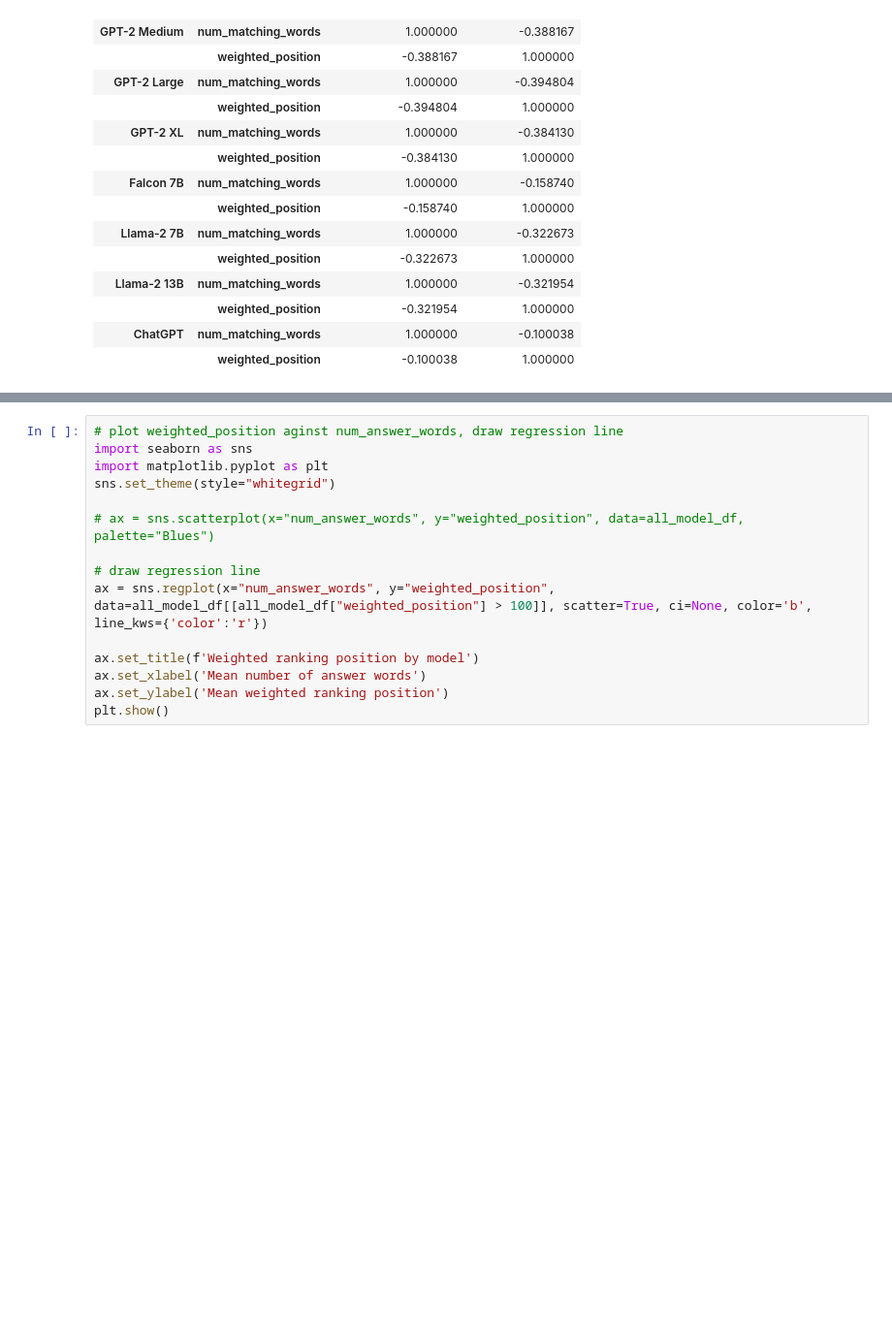
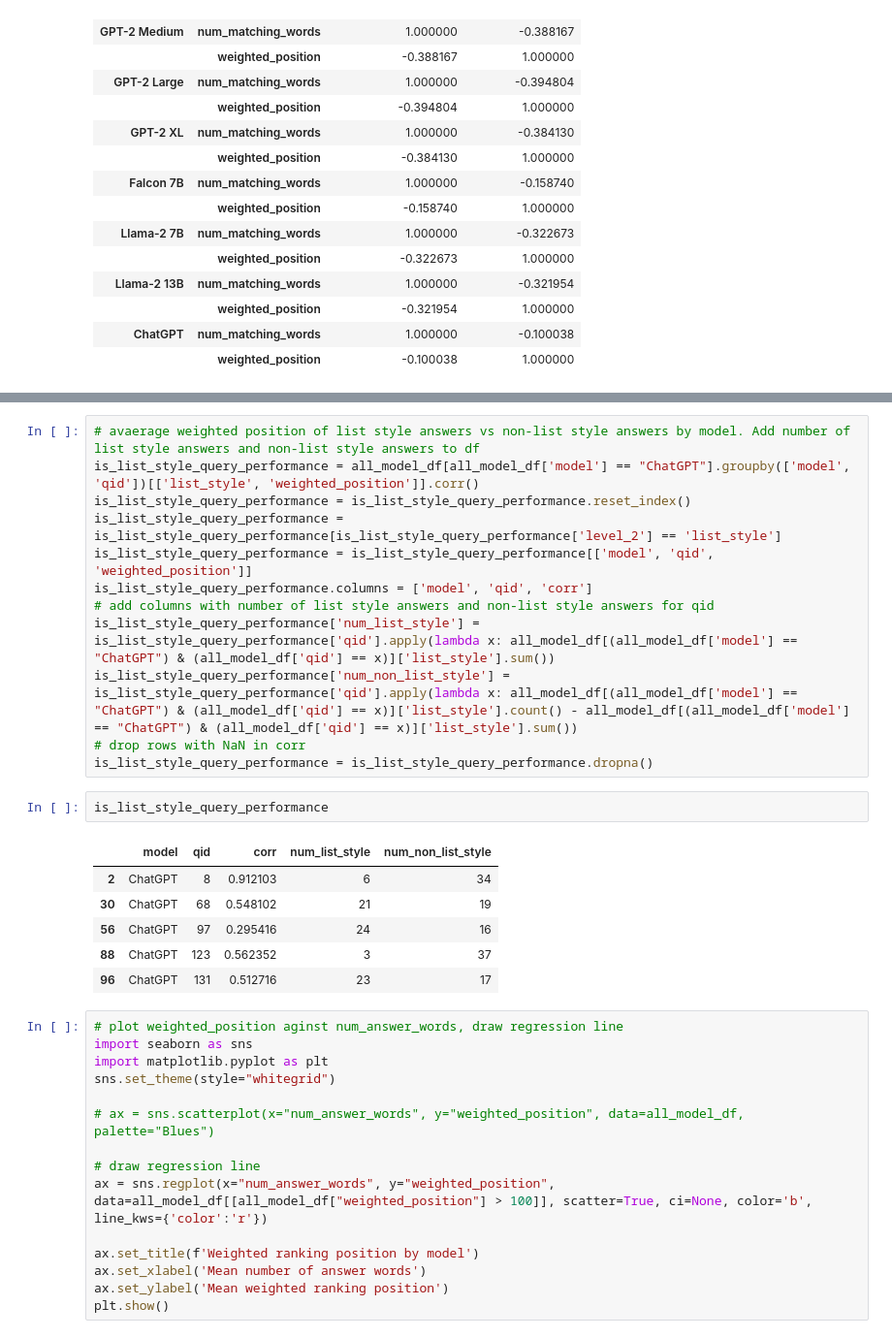
Before and after one commit to JoProbst/ThesisCode, a Jupyter notebook: visualizations/visualize_llm_positions.ipynb, the cells around one changed output, grey strips where cells are left out. Shown: that part at 97% size. Cells and saved outputs as stored; diff of their text form; blank space fills up the shorter version.

```diff
--- a/visualizations/visualize_llm_positions.ipynb
+++ b/visualizations/visualize_llm_positions.ipynb
@@ -349,3 +495,24 @@ all_model_df.groupby('model')[['num_matching_words', 'weighted_position']].corr(
+# %%
+# avaerage weighted position of list style answers vs non-list style answers by model. Add number of list style answers and non-list style answers to df
+is_list_style_query_performance = all_model_df[all_model_df['model'] == "ChatGPT"].groupby(['model', 'qid'])[['list_style', 'weighted_position']].corr()
+is_list_style_query_performance = is_list_style_query_performance.reset_index()
+is_list_style_query_performance = is_list_style_query_performance[is_list_style_query_performance['level_2'] == 'list_style']
+is_list_style_query_performance = is_list_style_query_performance[['model', 'qid', 'weighted_position']]
+is_list_style_query_performance.columns = ['model', 'qid', 'corr']
+# add columns with number of list style answers and non-list style answers for qid
+is_list_style_query_performance['num_list_style'] = is_list_style_query_performance['qid'].apply(lambda x: all_model_df[(all_model_df['model'] == "ChatGPT") & (all_model_df['qid'] == x)]['list_style'].sum())
+is_list_style_query_performance['num_non_list_style'] = is_list_style_query_performance['qid'].apply(lambda x: all_model_df[(all_model_df['model'] == "ChatGPT") & (all_model_df['qid'] == x)]['list_style'].count() - all_model_df[(all_model_df['model'] == "ChatGPT") & (all_model_df['qid'] == x)]['list_style'].sum())
+# drop rows with NaN in corr
+is_list_style_query_performance = is_list_style_query_performance.dropna()
+# %%
+is_list_style_query_performance
+# %% [output]
+|  | model | qid | corr | num_list_style | num_non_list_style |
+| 2 | ChatGPT | 8 | 0.912103 | 6 | 34 |
+| 30 | ChatGPT | 68 | 0.548102 | 21 | 19 |
+| 56 | ChatGPT | 97 | 0.295416 | 24 | 16 |
+| 88 | ChatGPT | 123 | 0.562352 | 3 | 37 |
+| 96 | ChatGPT | 131 | 0.512716 | 23 | 17 |
 # %%
 # plot weighted_position aginst num_answer_words, draw regression line
 import seaborn as sns
```
Also changed, not shown: parts of 12 cells of this notebook, 4 other files.
